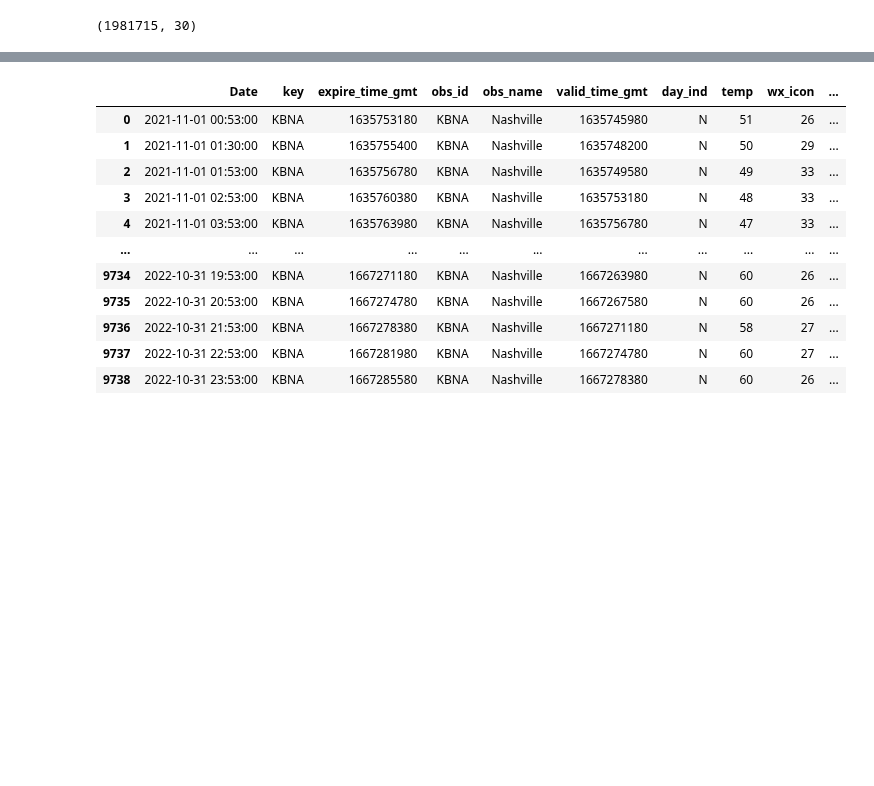
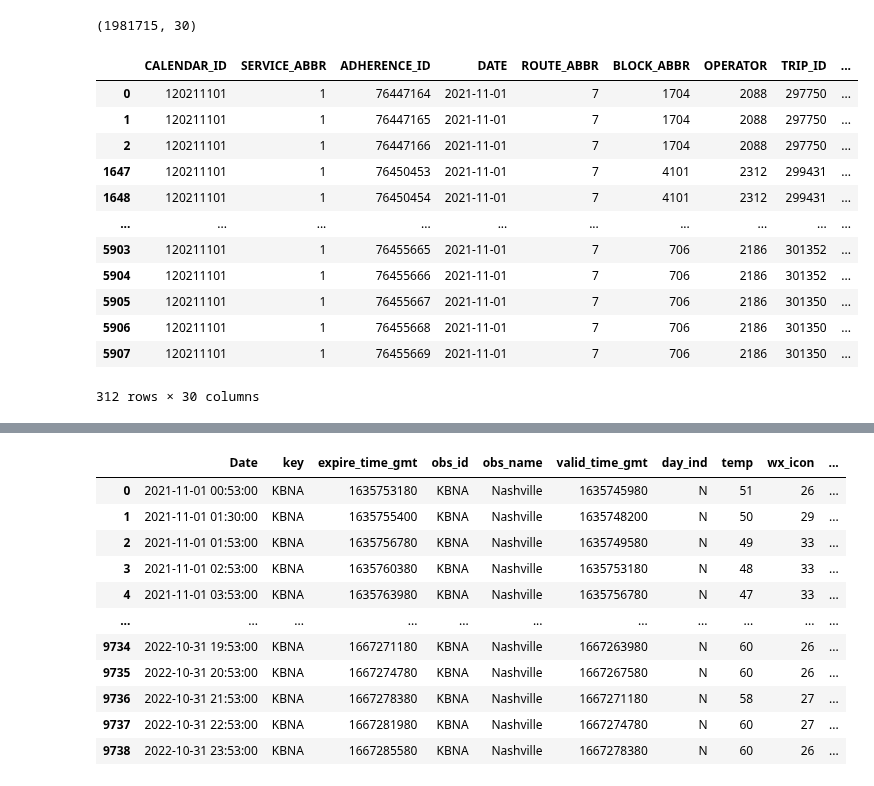
Before and after one commit to NSS-Data-Analytics-Cohort-7/wego-grumpy-concat, a Jupyter notebook: notebook/Grumpy_Concat_WeGo.ipynb, the cells around one changed output, grey strips where cells are left out. Saved outputs shown, nothing was run; the diff lists cells and outputs as text; code cells hidden in the pictures; blank space fills up the shorter version.

```diff
--- a/notebook/Grumpy_Concat_WeGo.ipynb
+++ b/notebook/Grumpy_Concat_WeGo.ipynb
@@ -36,6 +40,22 @@ np.shape(headway_data)
 # %% [output]
 (1981715, 30)
 # %%
-### Rob & Kevin's code:
-rob = headway_data.loc[(headway_data['CALENDAR_ID'] == 120211101) & (headway_data['ROUTE_ABBR'] == 7)]
+### Rob & Kevin's code to filter by specific date and route:
+
+route7 = headway_data.loc[(headway_data['CALENDAR_ID'] == 120211101) & (headway_data['ROUTE_ABBR'] == 7)]
+route7
+# %% [output]
+|  | CALENDAR_ID | SERVICE_ABBR | ADHERENCE_ID | DATE | ROUTE_ABBR | BLOCK_ABBR | OPERATOR | TRIP_ID | ... |
+| 0 | 120211101 | 1 | 76447164 | 2021-11-01 | 7 | 1704 | 2088 | 297750 | ... |
+| 1 | 120211101 | 1 | 76447165 | 2021-11-01 | 7 | 1704 | 2088 | 297750 | ... |
+| 2 | 120211101 | 1 | 76447166 | 2021-11-01 | 7 | 1704 | 2088 | 297750 | ... |
+| 1647 | 120211101 | 1 | 76450453 | 2021-11-01 | 7 | 4101 | 2312 | 299431 | ... |
+| 1648 | 120211101 | 1 | 76450454 | 2021-11-01 | 7 | 4101 | 2312 | 299431 | ... |
+| ... | ... | ... | ... | ... | ... | ... | ... | ... | ... |
+| 5903 | 120211101 | 1 | 76455665 | 2021-11-01 | 7 | 706 | 2186 | 301352 | ... |
+| 5904 | 120211101 | 1 | 76455666 | 2021-11-01 | 7 | 706 | 2186 | 301352 | ... |
+| 5905 | 120211101 | 1 | 76455667 | 2021-11-01 | 7 | 706 | 2186 | 301350 | ... |
+| 5906 | 120211101 | 1 | 76455668 | 2021-11-01 | 7 | 706 | 2186 | 301350 | ... |
+| 5907 | 120211101 | 1 | 76455669 | 2021-11-01 | 7 | 706 | 2186 | 301350 | ... |
+312 rows × 30 columns
 # %%
```
Also changed, not shown: parts of 6 cells of this notebook.
